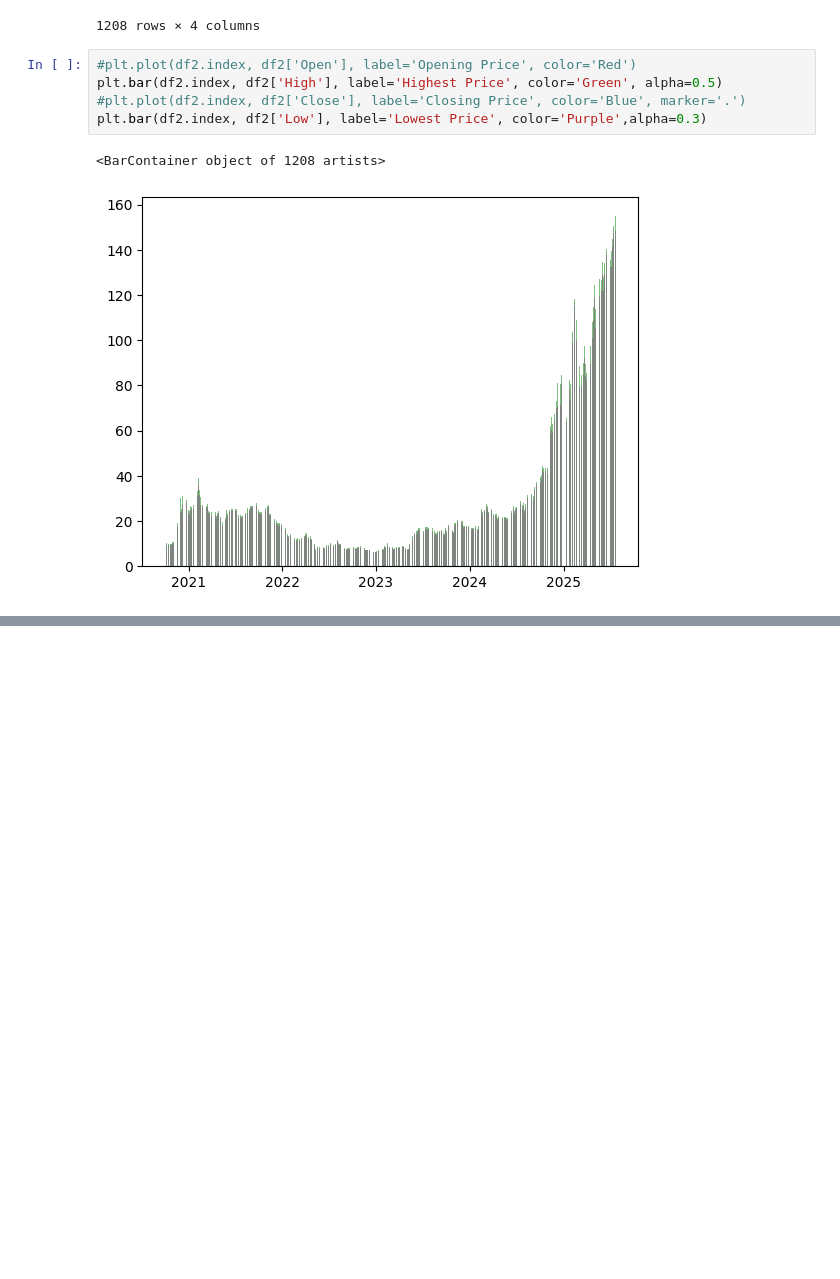
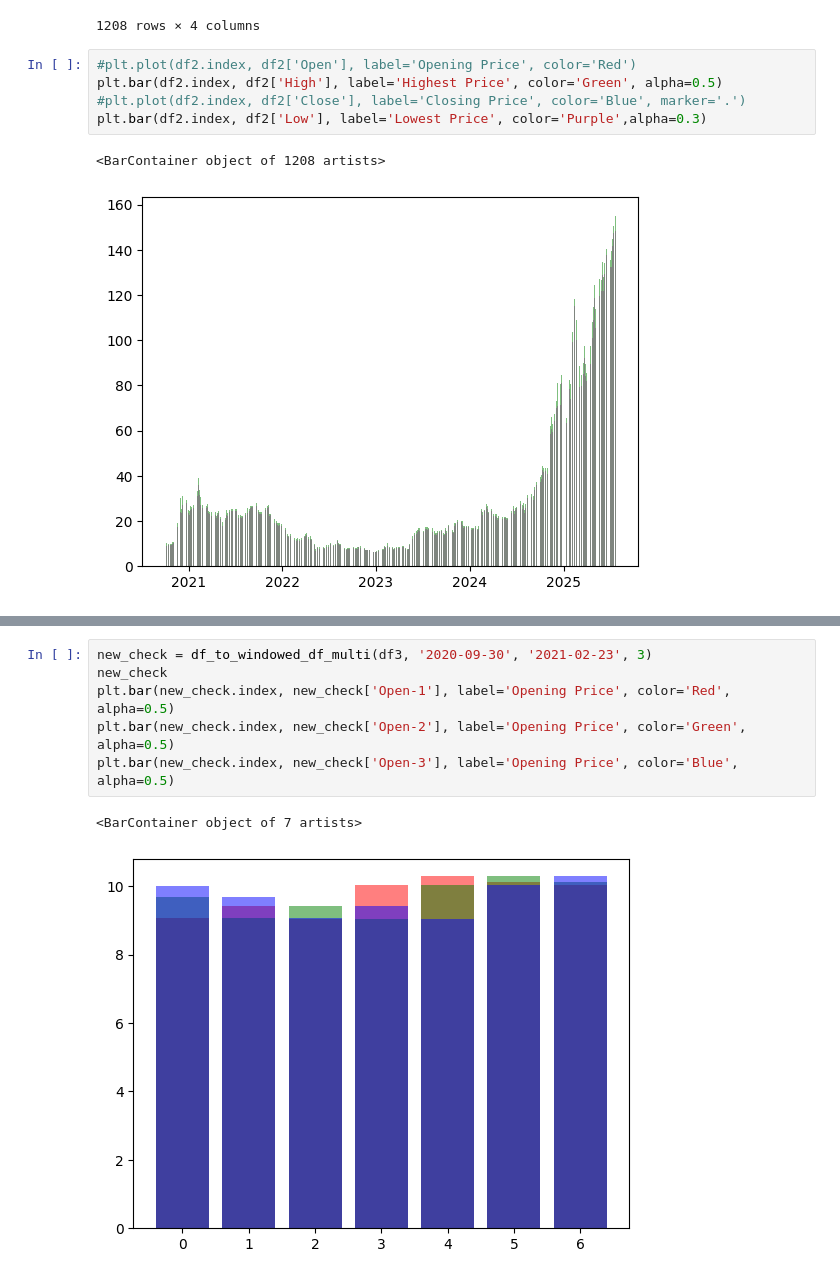
Before and after one commit to chinmay231/Stock-Prediction, a Jupyter notebook: Data_Polish/DataPolish.ipynb, the cells around one changed output, grey strips where cells are left out. Cells and saved outputs as stored; diff of their text form; blank space fills up the shorter version.

```diff
--- a/Data_Polish/DataPolish.ipynb
+++ b/Data_Polish/DataPolish.ipynb
@@ -265,3 +266,12 @@ new_check
+# %%
+new_check = df_to_windowed_df_multi(df3, '2020-09-30', '2021-02-23', 3)
+new_check
+plt.bar(new_check.index, new_check['Open-1'], label='Opening Price', color='Red', alpha=0.5)
+plt.bar(new_check.index, new_check['Open-2'], label='Opening Price', color='Green', alpha=0.5)
+plt.bar(new_check.index, new_check['Open-3'], label='Opening Price', color='Blue', alpha=0.5)
+# %% [output]
+<BarContainer object of 7 artists>
+[figure, added]
 # %%
 plt.bar(new_check.index, new_check['Open-1'], label='Opening Price', color='Red', alpha=0.5)
 plt.bar(new_check.index, new_check['Open-2'], label='Opening Price', color='Green', alpha=0.5)
```
Also changed, not shown: parts of 5 cells of this notebook, 1 other file.
